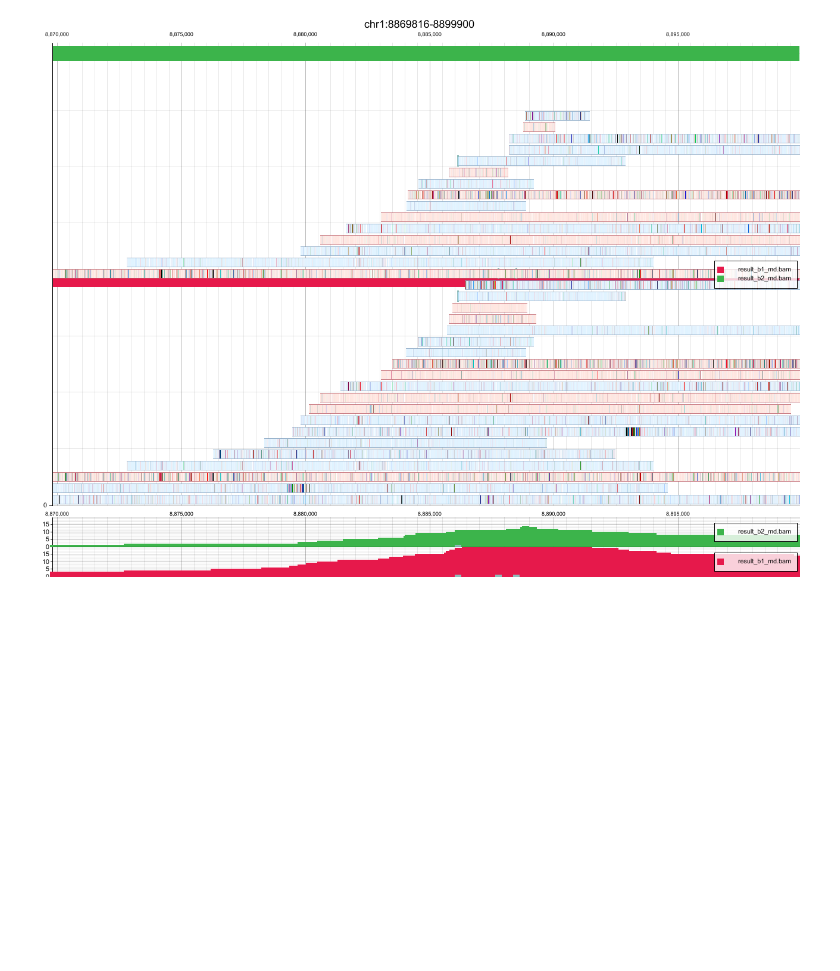
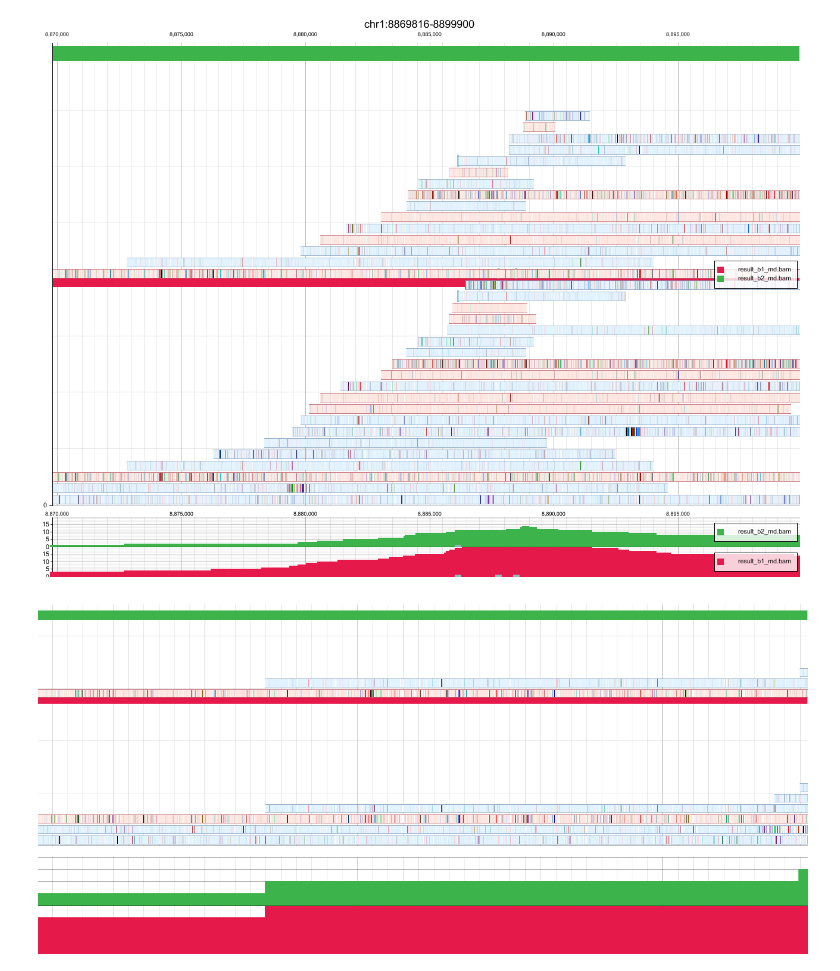
Before and after one commit to 6br/hgb, a Jupyter notebook: rest.ipynb, the cells around one changed output. Cells and saved outputs as stored; diff of their text form; code cells hidden in the pictures; blank space fills up the shorter version.

Commit message:
Fix for get request

```diff
--- a/rest.ipynb
+++ b/rest.ipynb
@@ -46,3 +46,22 @@ r = requests.post(url, data=json_data, headers=headers, stream=all)
 display(Image(r.content))
 # %% [output]
 [figure]
+# %%
+import requests
+from IPython.display import Image, display
+import json
+
+url = "http://0.0.0.0:4000/?format=png&params=-r%20chr1:8869816-8879900%20-m%204%20-U&prefetch=True"
+payload = {
+    "params"   : "-r chr1:8869816-8879900 -m 4 -U",
+    "format"   : "png",
+    "prefetch" : True
+}
+headers = {
+    "cache-control" : "no-cache",
+    "Content-Type"  : "application/json"
+}
+r = requests.get(url, headers=headers, stream=all)
+display(Image(r.content))
+# %% [output]
+[figure, added]
```
Also changed, not shown: parts of 1 cell of this notebook, 3 other files.
